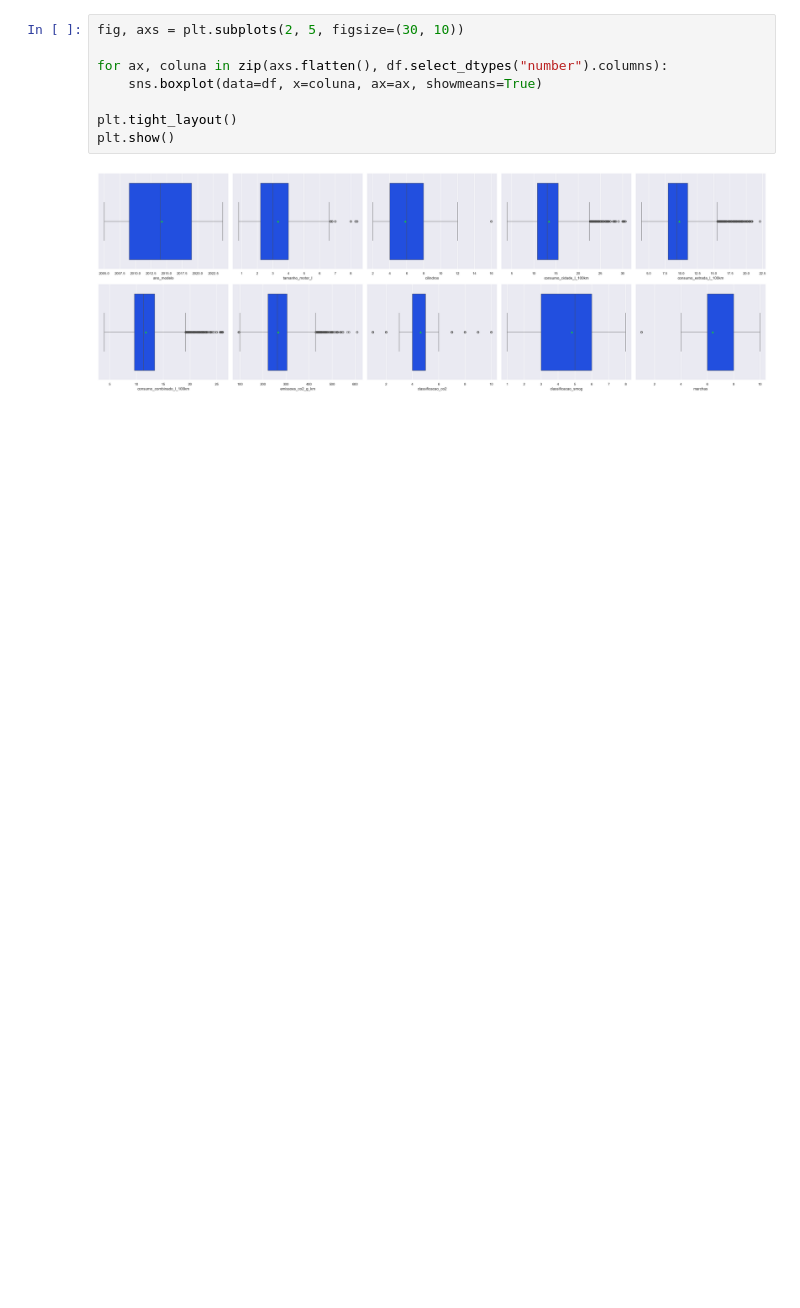
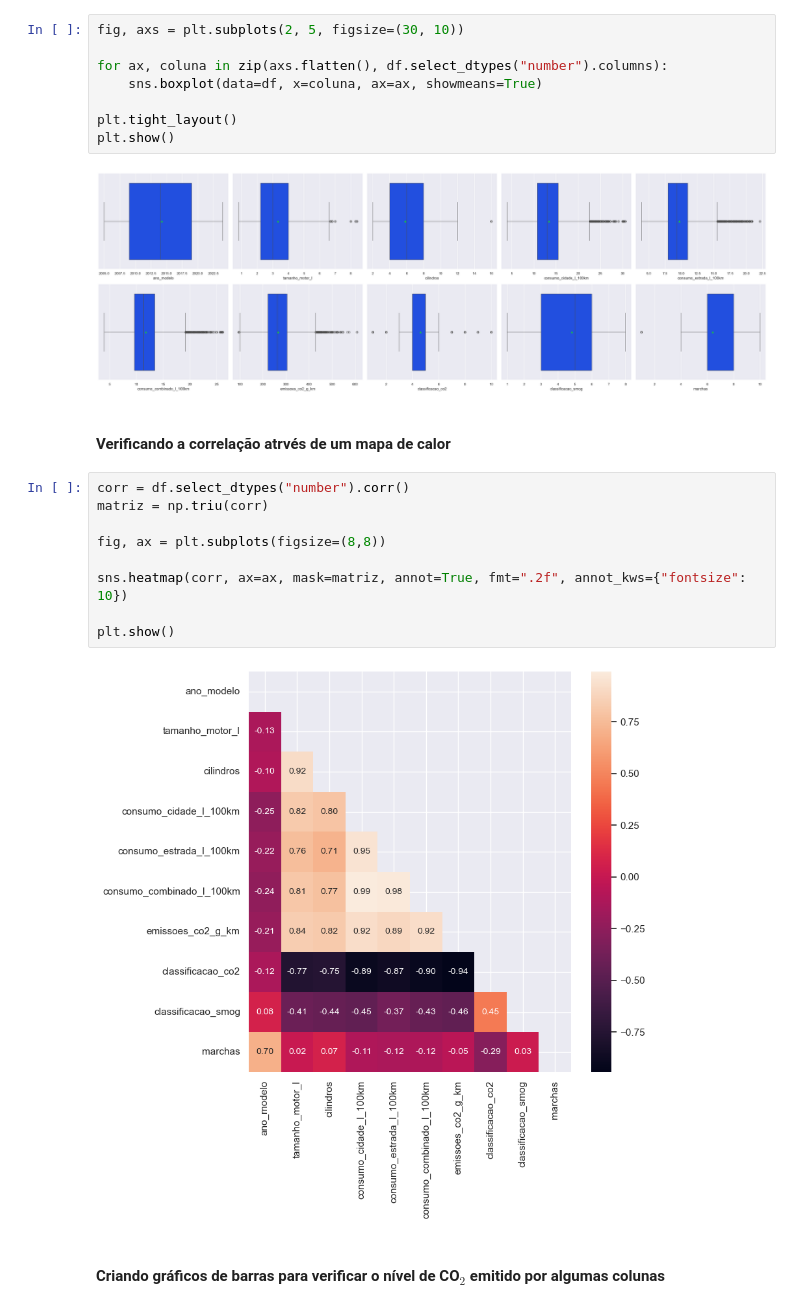
Before and after one commit to Antonio-Manoel/emissao-co2, a Jupyter notebook: notebooks/EDA.ipynb, the cells around one changed output. Cells and saved outputs as stored; diff of their text form; blank space fills up the shorter version.

Commit message:
mais visualizações

```diff
--- a/notebooks/EDA.ipynb
+++ b/notebooks/EDA.ipynb
@@ -270,3 +283,18 @@ plt.tight_layout()
 plt.show()
 # %% [output]
 [figure]
+# %% [markdown]
+#### Verificando a correlação atrvés de um mapa de calor
+# %%
+corr = df.select_dtypes("number").corr()
+matriz = np.triu(corr)
+
+fig, ax = plt.subplots(figsize=(8,8))
+
+sns.heatmap(corr, ax=ax, mask=matriz, annot=True, fmt=".2f", annot_kws={"fontsize": 10})
+
+plt.show()
+# %% [output]
+[figure, added]
+# %% [markdown]
+#### Criando gráficos de barras para verificar o nível de CO$_2$ emitido por algumas colunas
```
Also changed, not shown: parts of 12 cells of this notebook.
